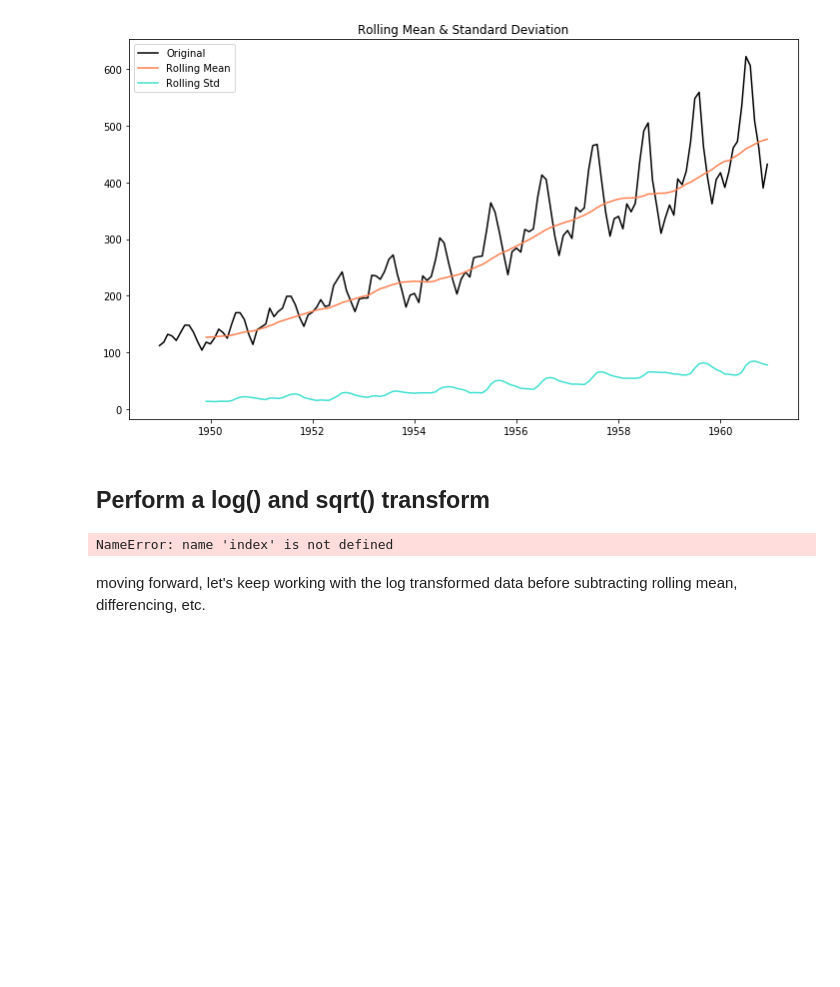
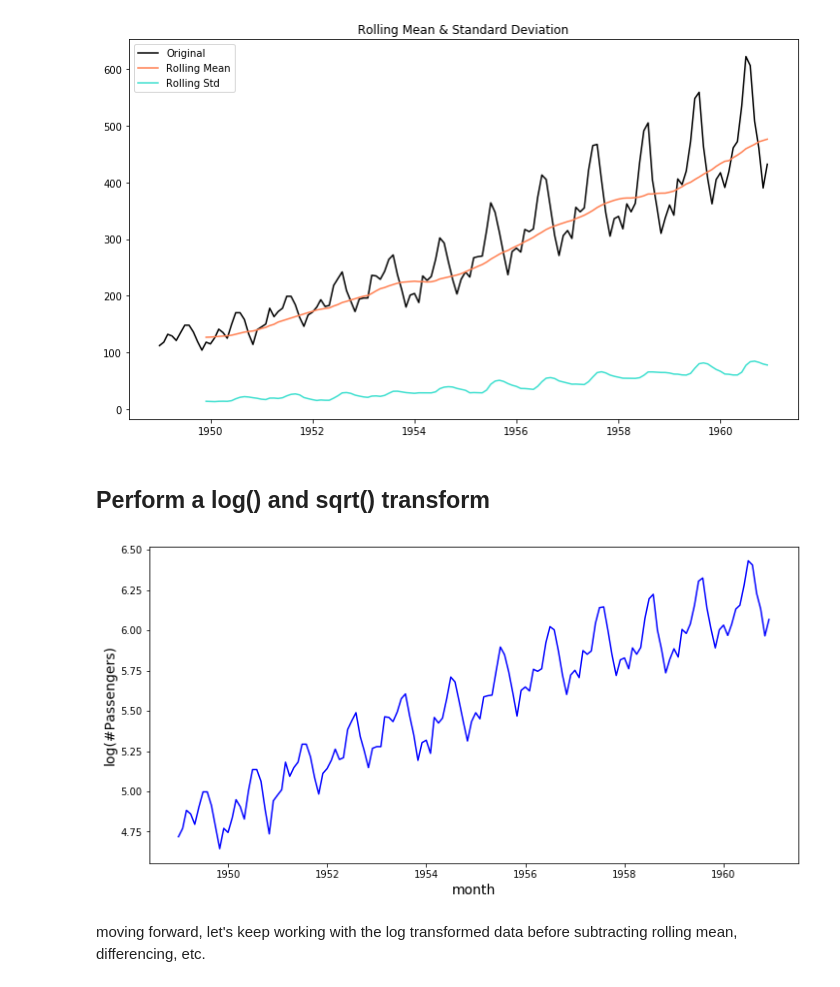
Before and after one commit to graceh3/dsc-3-25-08-removing-trends-lab-nyc-ds-career-012819, a Jupyter notebook: index.ipynb, the cells around one changed output. Cells and saved outputs as stored; diff of their text form; code cells hidden in the pictures; blank space fills up the shorter version.

```diff
--- a/index.ipynb
+++ b/index.ipynb
@@ -64,14 +64,14 @@ stationarity_check(ts)
 ## Perform a log() and sqrt() transform
 # %%
 # Log transform timeseries and compare with original to check the effect
-data = pd.Series(np.log(ts['#Passengers']), index=index)
+data = pd.Series(np.log(ts['#Passengers']), index=ts.index)
 fig = plt.figure(figsize=(12,6))
 plt.plot(data, color='blue')
 plt.xlabel("month", fontsize=14)
 plt.ylabel('log(#Passengers)', fontsize = 14)
 plt.show()
 # %% [output]
-NameError: name 'index' is not defined
+[figure, added]
 # %% [markdown]
 moving forward, let's keep working with the log transformed data before subtracting rolling mean, differencing, etc.
 # %% [markdown]
```
